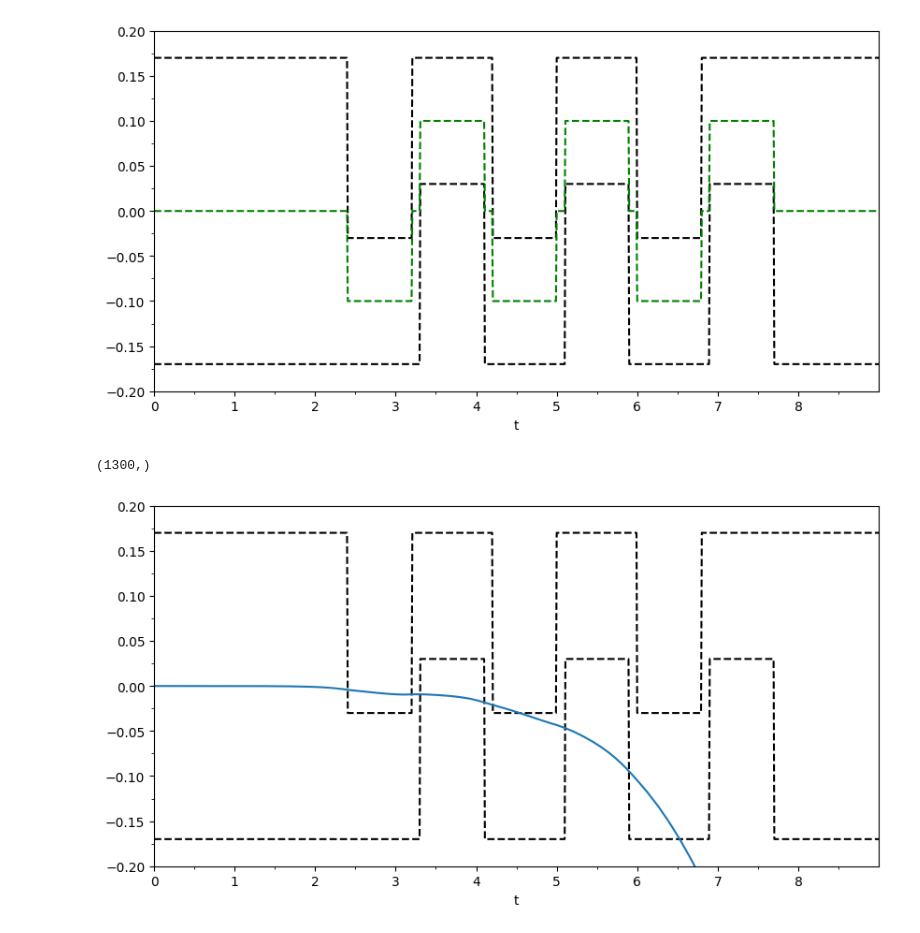
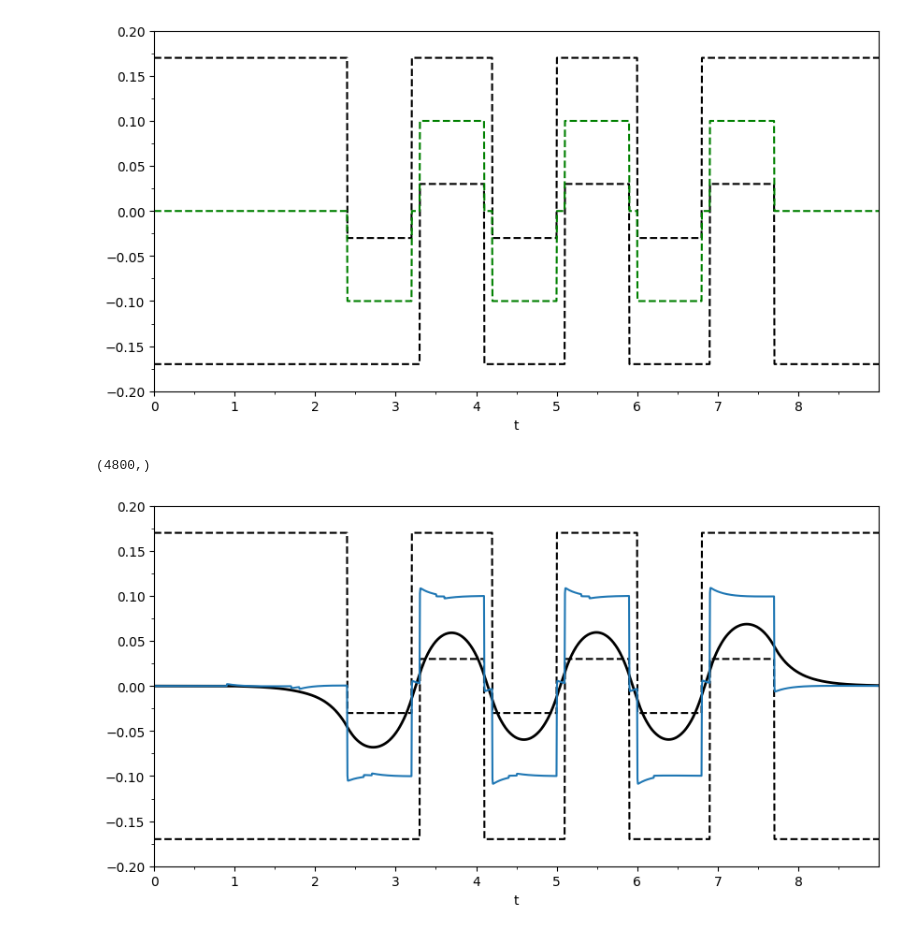
Before and after one commit to dhimiter49/mpc_biped, a Jupyter notebook: mpc_biped.ipynb, the cells around one changed output. Drawn from its saved outputs; the diff is of its cells as text; code cells hidden in the pictures.

```diff
--- a/mpc_biped.ipynb
+++ b/mpc_biped.ipynb
@@ -9,7 +9,7 @@ g = 9.81  # gravity
 h_com = 0.8  # height of CoM
 R = 1
 Q = 1e6
-T = 0.009  # in s
+T = 0.005  # in s
 T_max = 9 # in s
 N = 300  # lookahead
 t = np.linspace(0, T_max, int(T_max/T))
@@ -58,7 +58,7 @@ plt.ylim(-0.2, 0.2)
 plt.yticks(np.arange(-0.2, 0.21, 0.025), minor=True)
 plt.show()
 # %% [output]
-[figure, old version]
+[figure, new version]
 # %%
 # Matrices of the analytical solution
 Px = np.zeros((N,3))
@@ -84,45 +84,42 @@ z_ref = np.concatenate((z_ref, np.array([(max_constraint + min_constraint) / 2]*
 print(z_ref.shape)
 x_values = []
 z_values = []
-x = np.array([
-    [0],
-    [0],
-    [0]
-])
+x = np.array([0,0,0])
 xknext_pos_mat = np.array([
     [1, T, T**2/2],
     [0, 1, T],
     [0, 0, 1]
 ])
 xknext_jerk_mat = np.array([
     [T**3/6],
     [T**2/2],
     [T]
 ])
 zk_mat = np.array([1, 0, h_com/g])
 
 # Loop
-for k in range(0, int(T_max/T)):
+for k in range(int(T_max/T)):
     Zk_ref = z_ref[k:k+N]
     X_jerk = -np.linalg.inv(Pu.T @ Pu + R / Q) @ Pu.T @ (Px @ x - Zk_ref)
     x_jerk = X_jerk[0]
-    xnext = xknext_pos_mat @ x + xknext_jerk_mat * x_jerk
-    x = xnext[:,0]
+    xnext = xknext_pos_mat @ x + np.hstack(xknext_jerk_mat * x_jerk)
+    x = xnext
     x_values.append(x[0])
     z_values.append(compute_z(x))
 
 plt.figure(figsize=(10, 5))
 plt.plot(t, z_max, 'k--')
 plt.plot(t, z_min, 'k--')
 # plt.plot(t, z_ref, 'g--')
-plt.plot(t, x_values)
+plt.plot(t, x_values, 'k', linewidth=2)
+plt.plot(t, z_values)
 plt.xlabel('t')
 plt.xlim(0, 9)
 plt.xticks(np.arange(0, 9, 1))
 plt.xticks(np.arange(0, 9, 0.50), minor=True)
 plt.ylim(-0.2, 0.2)
 plt.yticks(np.arange(-0.2, 0.21, 0.025), minor=True)
 plt.show()
 # %% [output]
-(1300,)
+(4800,)
-[figure, old version]
+[figure, new version]
```
